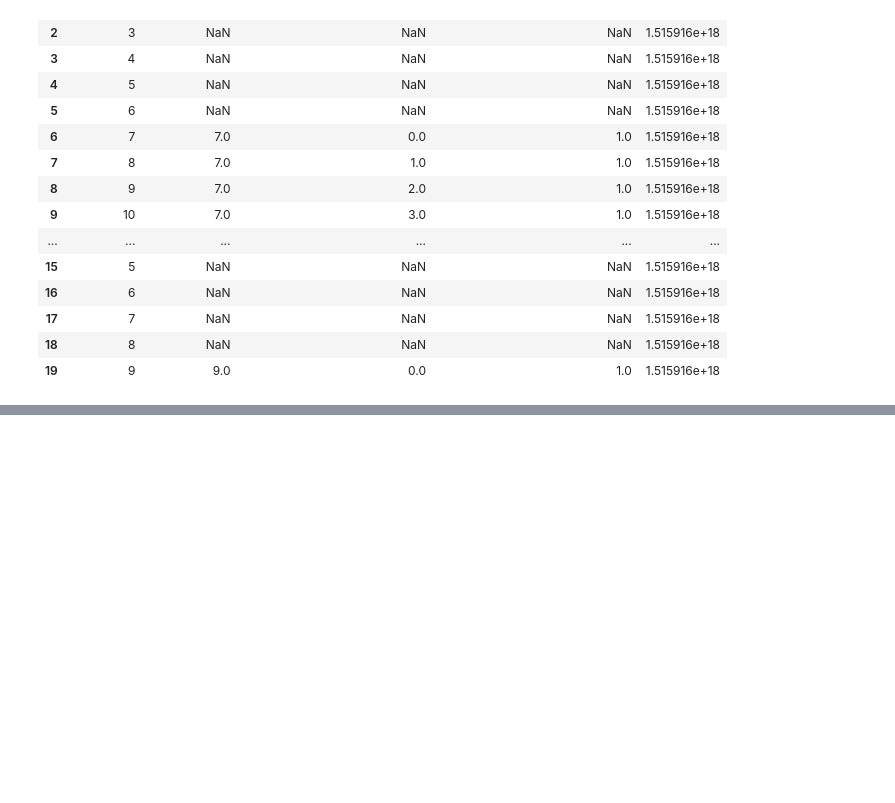
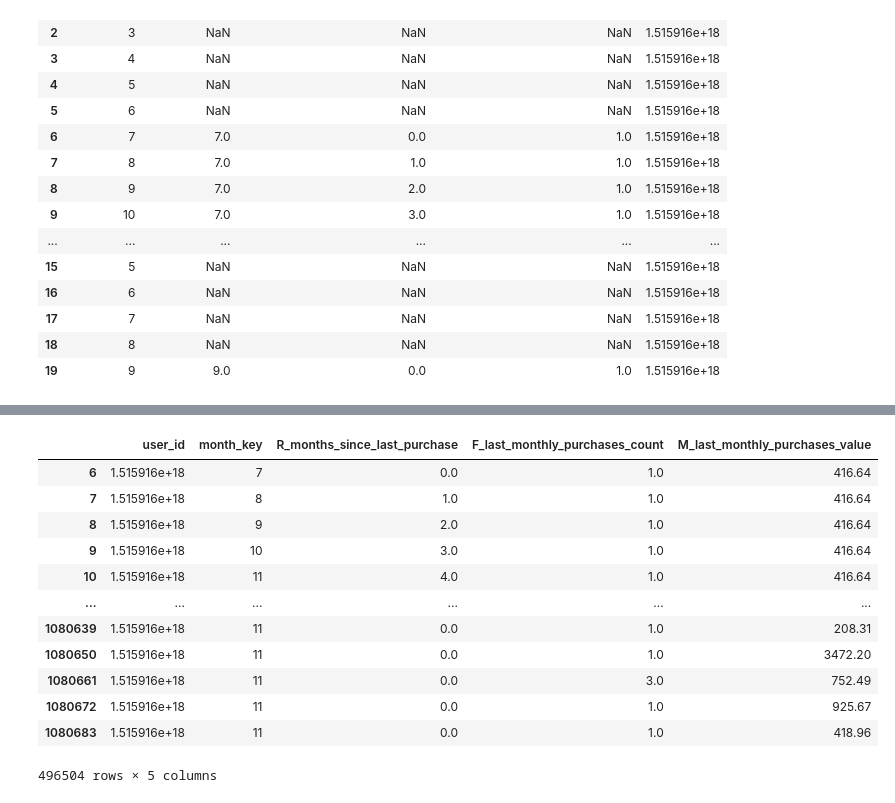
Before and after one commit to harimagar/Data-Science-Project, a Jupyter notebook: RecommendationSystem.ipynb, the cells around one changed output, grey strips where cells are left out. Cells and saved outputs as stored; diff of their text form; code cells hidden in the pictures; blank space fills up the shorter version.

```diff
--- a/RecommendationSystem.ipynb
+++ b/RecommendationSystem.ipynb
@@ -398,0 +429,20 @@ df_rfm.head(20)
+# %%
+# define RFM dataframe
+# drop all missing values
+df_rfm = df_rfm.dropna()
+df_rfm = df_rfm[['user_id','month_key','R_months_since_last_purchase','F_last_monthly_purchases_count', 'M_last_monthly_purchases_value']]
+df_rfm
+# %% [output]
+|  | user_id | month_key | R_months_since_last_purchase | F_last_monthly_purchases_count | M_last_monthly_purchases_value |
+| 6 | 1.515916e+18 | 7 | 0.0 | 1.0 | 416.64 |
+| 7 | 1.515916e+18 | 8 | 1.0 | 1.0 | 416.64 |
+| 8 | 1.515916e+18 | 9 | 2.0 | 1.0 | 416.64 |
+| 9 | 1.515916e+18 | 10 | 3.0 | 1.0 | 416.64 |
+| 10 | 1.515916e+18 | 11 | 4.0 | 1.0 | 416.64 |
+| ... | ... | ... | ... | ... | ... |
+| 1080639 | 1.515916e+18 | 11 | 0.0 | 1.0 | 208.31 |
+| 1080650 | 1.515916e+18 | 11 | 0.0 | 1.0 | 3472.20 |
+| 1080661 | 1.515916e+18 | 11 | 0.0 | 3.0 | 752.49 |
+| 1080672 | 1.515916e+18 | 11 | 0.0 | 1.0 | 925.67 |
+| 1080683 | 1.515916e+18 | 11 | 0.0 | 1.0 | 418.96 |
+496504 rows × 5 columns
```
Also changed, not shown: parts of 4 cells of this notebook.
